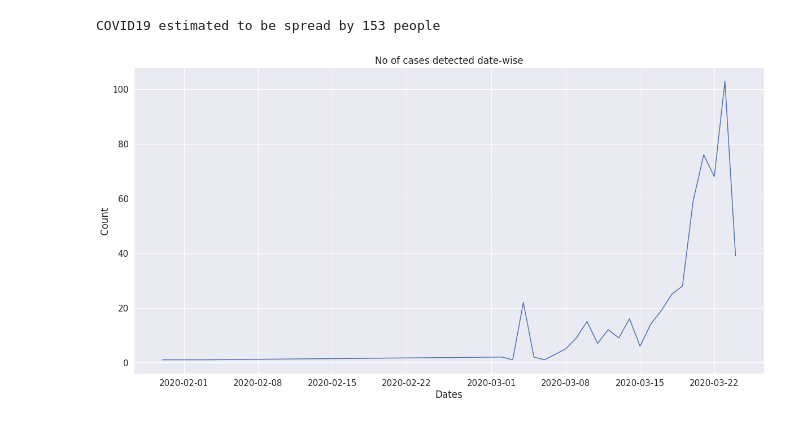
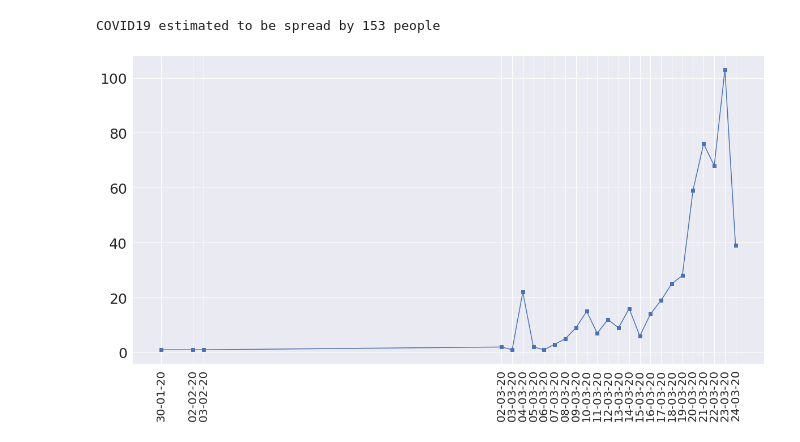
Before and after one commit to samacker77/COVID19-India-Analysis, a Jupyter notebook: notebook.ipynb, the cells around one changed output. Cells and saved outputs as stored; diff of their text form; code cells hidden in the pictures.

```diff
--- a/notebook.ipynb
+++ b/notebook.ipynb
@@ -414,11 +328,16 @@ COVID19 estimated to be spread by 153 people
 diagnose_data=pd.DataFrame({'Dates':pd.to_datetime(data['Diagnosed date']).value_counts().index,
                            'Count':pd.to_datetime(data['Diagnosed date']).value_counts().values})
 diagnose_data=diagnose_data.sort_values('Dates')
+diagnose_data=diagnose_data.reset_index(drop=True)
+diagnose_data=diagnose_data.set_index('Dates')
-# %%
-plt.figure(figsize=(20,10))
-sns.lineplot(diagnose_data['Dates'],diagnose_data['Count'],palette=sns.dark_palette('blue',reverse=True))
-plt.title('No of cases detected date-wise')
-plt.rc('xtick',labelsize='15')
-plt.rc('ytick',labelsize='15')
-# %% [output]
-[figure, removed]
+# %%
+import matplotlib.dates as mdates
+fig, ax = plt.subplots(figsize=(20,10))
+graph=ax.plot(diagnose_data.Count,marker='s')
+myFmt = mdates.DateFormatter('%d-%m-%y')
+ax.xaxis.set_major_formatter(myFmt)
+plt.rc('xtick',labelsize=20)
+plt.xticks(diagnose_data.index.values,rotation=90)
+plt.show()
+# %% [output]
+[figure, added]
```
Also changed, not shown: parts of 26 cells of this notebook.
